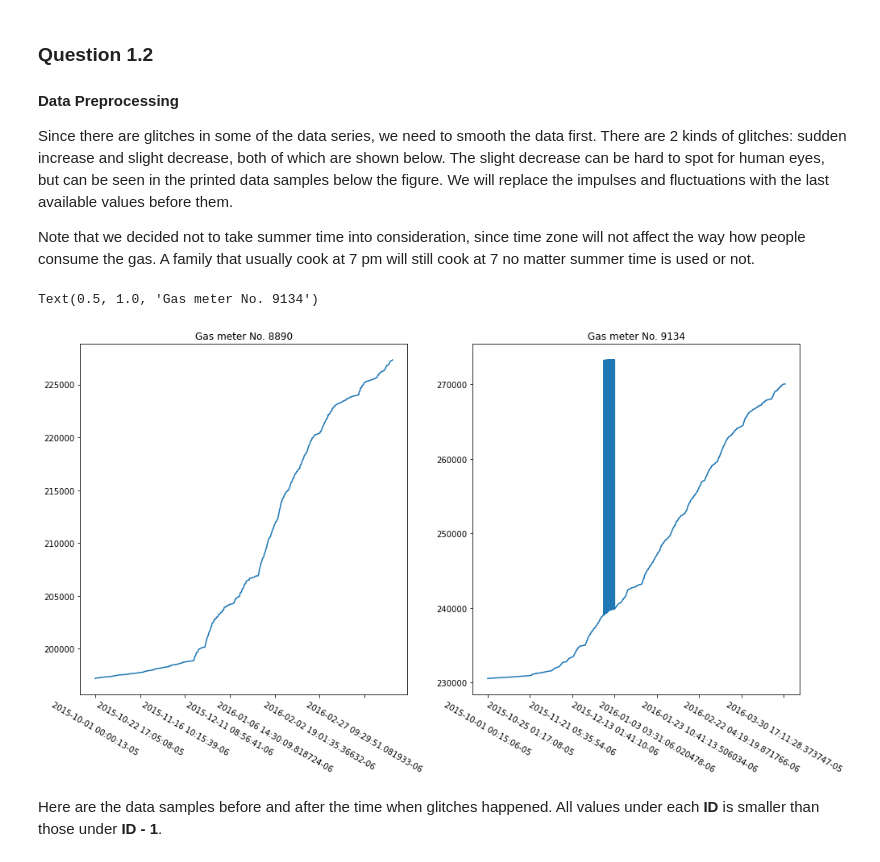
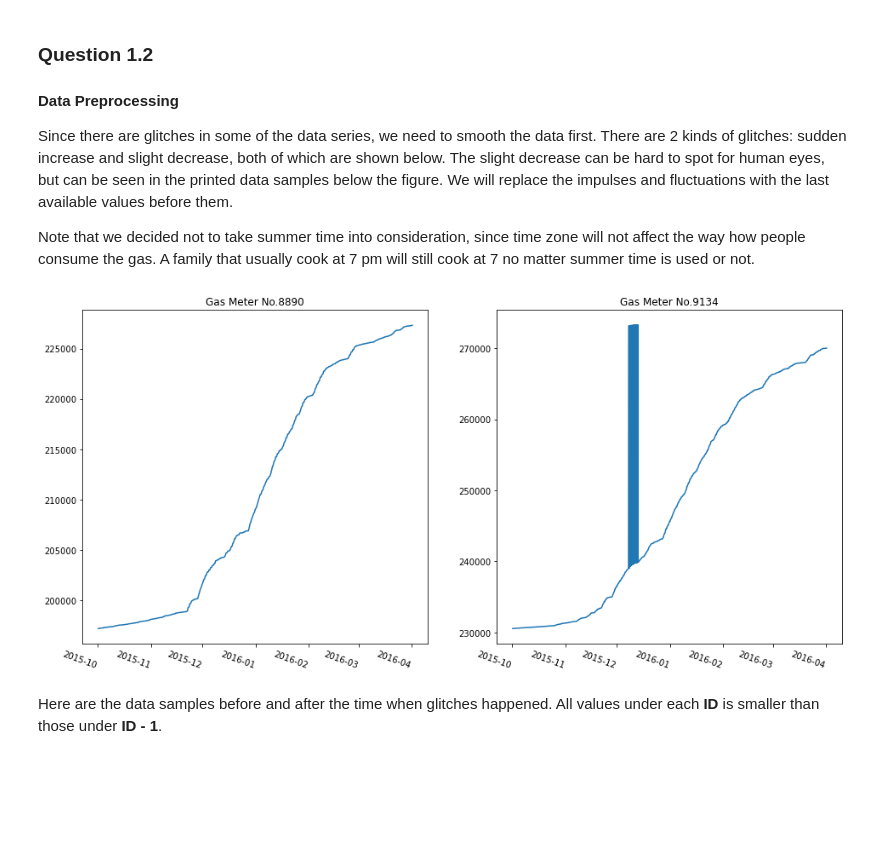
Before and after one commit to felixnie/EE4211-Project, a Jupyter notebook: Question1.ipynb, the cells around one changed output. Cells and saved outputs as stored; diff of their text form; code cells hidden in the pictures; blank space fills up the shorter version.

```diff
--- a/Question1.ipynb
+++ b/Question1.ipynb
@@ -89,29 +101,14 @@ Since there are glitches in some of the data series, we need to smooth the data
 There are 2 kinds of glitches: sudden increase and slight decrease, both of which are shown below. The slight decrease can be hard to spot for human eyes, but can be seen in the printed data samples below the figure. We will replace the impulses and fluctuations with the last available values before them.
 
 Note that we decided not to take summer time into consideration, since time zone will not affect the way how people consume the gas. A family that usually cook at 7 pm will still cook at 7 no matter summer time is used or not.
-# %%
-group = grouped.get_group(8890)
-t = group.localminute.values
-val = group.meter_value.values
-s = pd.Series(val, index=t)
-
-plt.subplot(121)
-s.plot(figsize=(16, 8))
-plt.xticks(rotation=-30)
-plt.title("Gas meter No. 8890")
-
-group = grouped.get_group(9134)
-t = group.localminute.values
-val = group.meter_value.values
-s = pd.Series(val, index=t)
-
-plt.subplot(122)
-s.plot(figsize=(16, 8))
-plt.xticks(rotation=-30)
-plt.title("Gas meter No. 9134")
-# %% [output]
-Text(0.5, 1.0, 'Gas meter No. 9134')
-[figure, removed]
+# %%
+plt.subplot(121)
+plot_group(8890,df)
+
+plt.subplot(122)
+plot_group(9134,df)
+# %% [output]
+[figure, added]
 # %% [markdown]
 Here are the data samples before and after the time when glitches happened. All values under each **ID** is smaller than those under **ID - 1**.
 # %%
```
Also changed, not shown: parts of 24 cells of this notebook.
